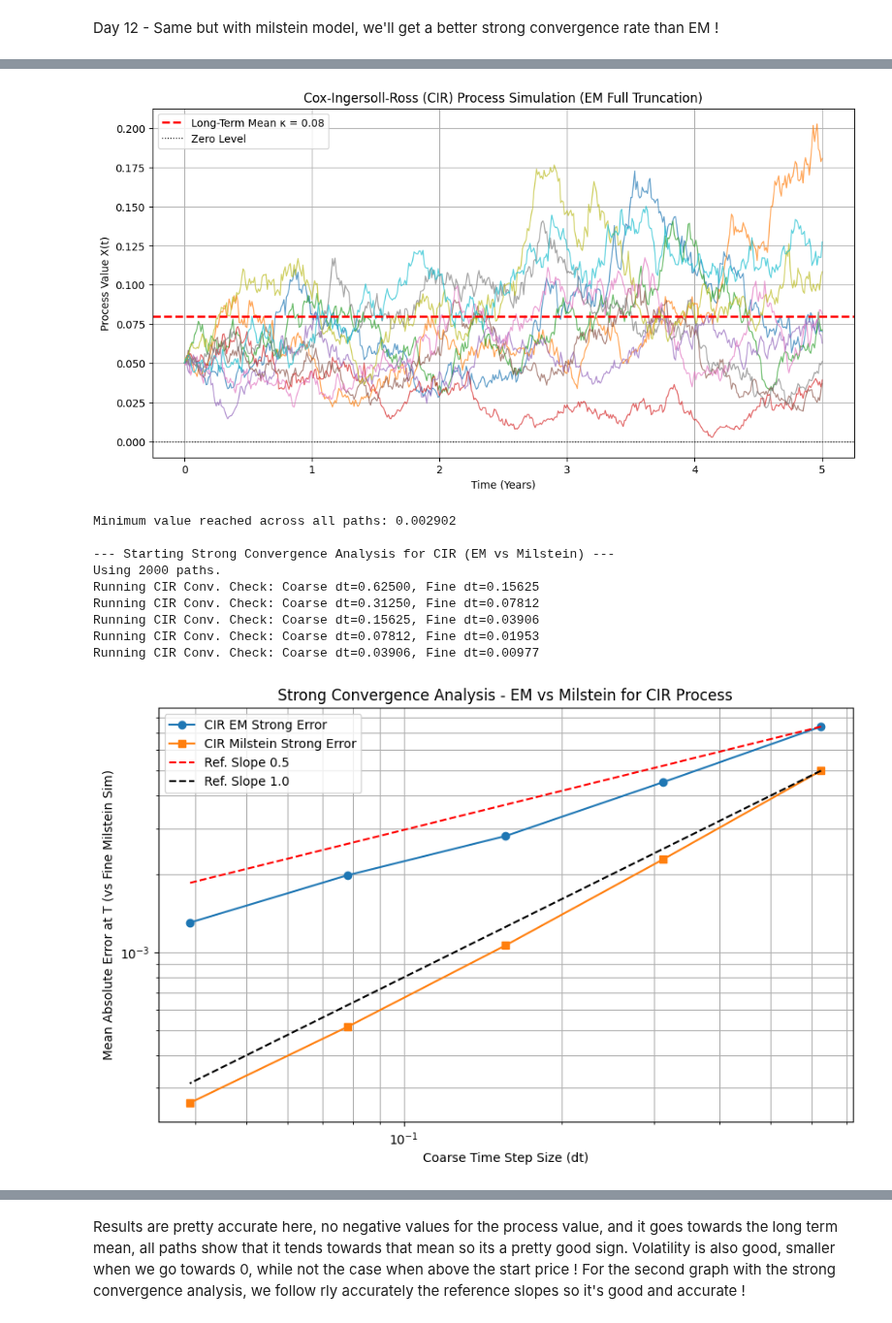
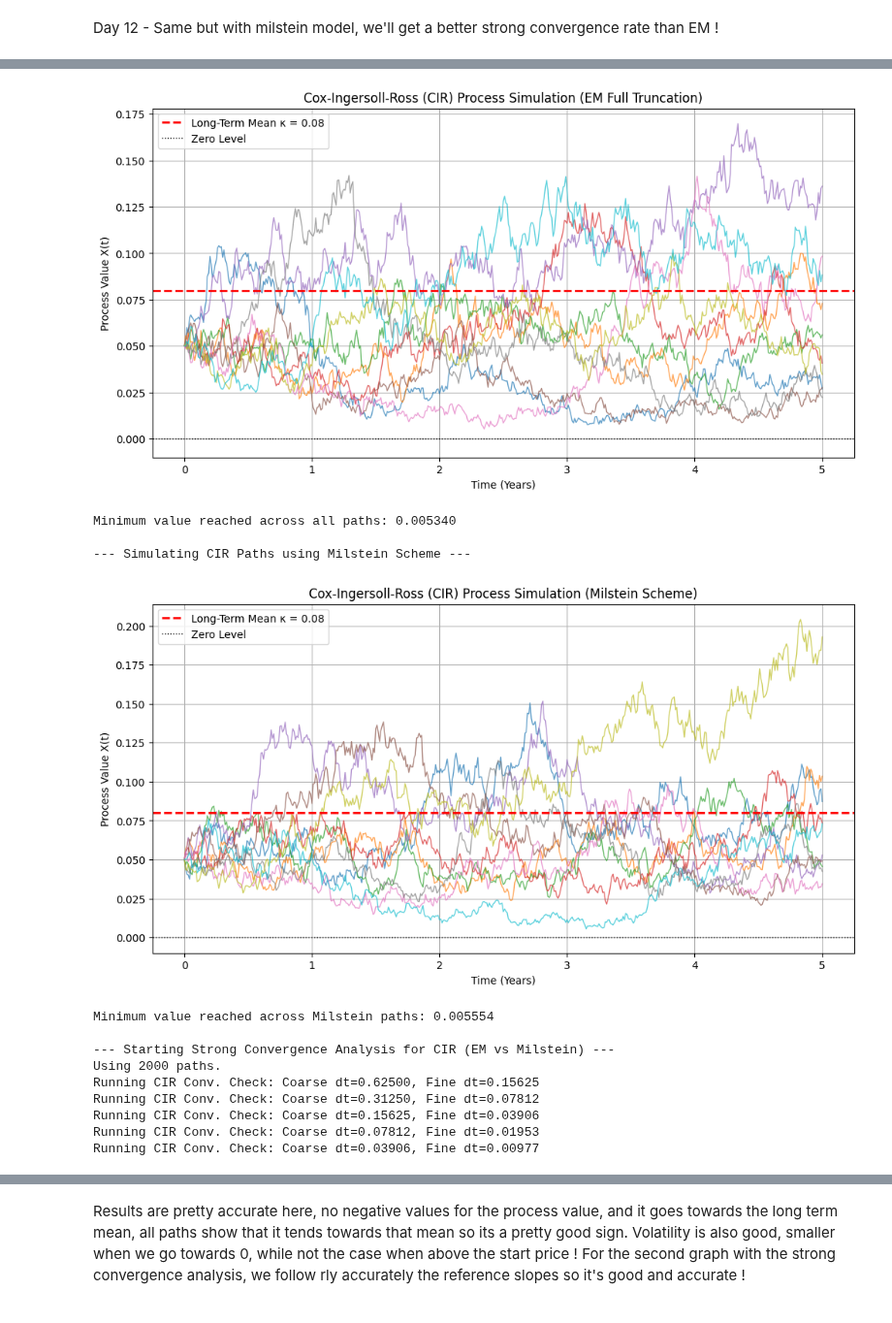
Before and after one commit to Far3000-YT/SDE-Simulation-Analysis, a Jupyter notebook: notebooks/07_cir_process.ipynb, the cells around one changed output, grey strips where cells are left out. Shown at 97% size. Drawn from its saved outputs; the diff is of its cells as text; code cells hidden in the pictures.

```diff
--- a/notebooks/07_cir_process.ipynb
+++ b/notebooks/07_cir_process.ipynb
@@ -58,6 +58,45 @@ plt.show()
 
 #print min value reached to check positivity
 print(f"\nMinimum value reached across all paths: {np.min(X_cir_paths):.6f}")
+
+
+
+
+
+#use parameters for visualization
+DT_VIS = 0.01
+NUM_PATHS_VIS = 10
+
+print(f"\n--- Simulating CIR Paths using Milstein Scheme ---")
+
+#run Milstein simulation
+t_cir_milstein, X_cir_milstein_paths = simulate_cir_milstein_vectorized(
+    X0_CIR, THETA_CIR, KAPPA_CIR, SIGMA_CIR,
+    T_CIR, DT_VIS, NUM_PATHS_VIS
+    #note: not passing Z, so it uses fresh random numbers
+)
+
+#plot Milstein paths
+plt.figure(figsize=(12, 6))
+plt.plot(t_cir_milstein, X_cir_milstein_paths[:, :NUM_PATHS_VIS], lw=1, alpha=0.7)
+
+#highlight the mean level kappa
+plt.axhline(KAPPA_CIR, color='red', linestyle='--', lw=2, label=f'Long-Term Mean κ = {KAPPA_CIR}')
+#highlight zero level
+plt.axhline(0, color='black', linestyle=':', lw=1, label='Zero Level')
+
+plt.title(f'Cox-Ingersoll-Ross (CIR) Process Simulation (Milstein Scheme)')
+plt.xlabel('Time (Years)')
+plt.ylabel('Process Value X(t)')
+plt.ylim(bottom=-0.01) #start y-axis slightly below zero to check positivity clearly
+plt.legend()
+plt.grid(True)
+plt.show()
+
+#print min value reached to check positivity
+print(f"Minimum value reached across Milstein paths: {np.min(X_cir_milstein_paths):.6f}")
+
+
 
 
 
@@ -118,40 +157,43 @@ for i, n_steps_coarse in enumerate(n_steps_coarse_range):
     strong_errors_cir_milstein[i] = np.mean(np.abs(X_T_sim_milstein - X_T_ref))
 
 plt.figure(figsize=(10, 6))
 plt.plot(dt_values_cir, strong_errors_cir_em, 'o-', label='CIR EM Strong Error')
 plt.plot(dt_values_cir, strong_errors_cir_milstein, 's-', label='CIR Milstein Strong Error')
 
 
 #add reference line for slope 0.5 (scaled to EM error)
 plt.plot(dt_values_cir, strong_errors_cir_em[0] * (dt_values_cir / dt_values_cir[0])**0.5,
          'r--', label='Ref. Slope 0.5')
 
 #add reference line for slope 1.0 (scaled to Milstein error)
 plt.plot(dt_values_cir, strong_errors_cir_milstein[0] * (dt_values_cir / dt_values_cir[0])**1.0,
          'k--', label='Ref. Slope 1.0')
 
 plt.title('Strong Convergence Analysis - EM vs Milstein for CIR Process')
 plt.xlabel('Coarse Time Step Size (dt)')
 plt.ylabel('Mean Absolute Error at T (vs Fine Milstein Sim)')
 plt.xscale('log')
 plt.yscale('log')
 plt.grid(True, which='both')
 plt.legend()
 plt.show()
 # %% [output]
 Feller condition check: 2*theta*kappa - sigma^2 = 0.0575
 Feller condition satisfied (process should stay positive).
 
 Running CIR simulation...
 Simulation finished in 0.01s
-[figure, old version]
+[figure, new version]
-Minimum value reached across all paths: 0.002902
+Minimum value reached across all paths: 0.005340
 
---- Starting Strong Convergence Analysis for CIR (EM vs Milstein) ---
-Using 2000 paths.
-Running CIR Conv. Check: Coarse dt=0.62500, Fine dt=0.15625
-Running CIR Conv. Check: Coarse dt=0.31250, Fine dt=0.07812
-Running CIR Conv. Check: Coarse dt=0.15625, Fine dt=0.03906
-Running CIR Conv. Check: Coarse dt=0.07812, Fine dt=0.01953
-Running CIR Conv. Check: Coarse dt=0.03906, Fine dt=0.00977
+--- Simulating CIR Paths using Milstein Scheme ---
-[figure, old version]
+[figure, new version]
+Minimum value reached across Milstein paths: 0.005554
+
+--- Starting Strong Convergence Analysis for CIR (EM vs Milstein) ---
+Using 2000 paths.
+Running CIR Conv. Check: Coarse dt=0.62500, Fine dt=0.15625
+Running CIR Conv. Check: Coarse dt=0.31250, Fine dt=0.07812
+Running CIR Conv. Check: Coarse dt=0.15625, Fine dt=0.03906
+Running CIR Conv. Check: Coarse dt=0.07812, Fine dt=0.01953
+Running CIR Conv. Check: Coarse dt=0.03906, Fine dt=0.00977
```
Also changed, not shown: parts of 1 cell of this notebook.
